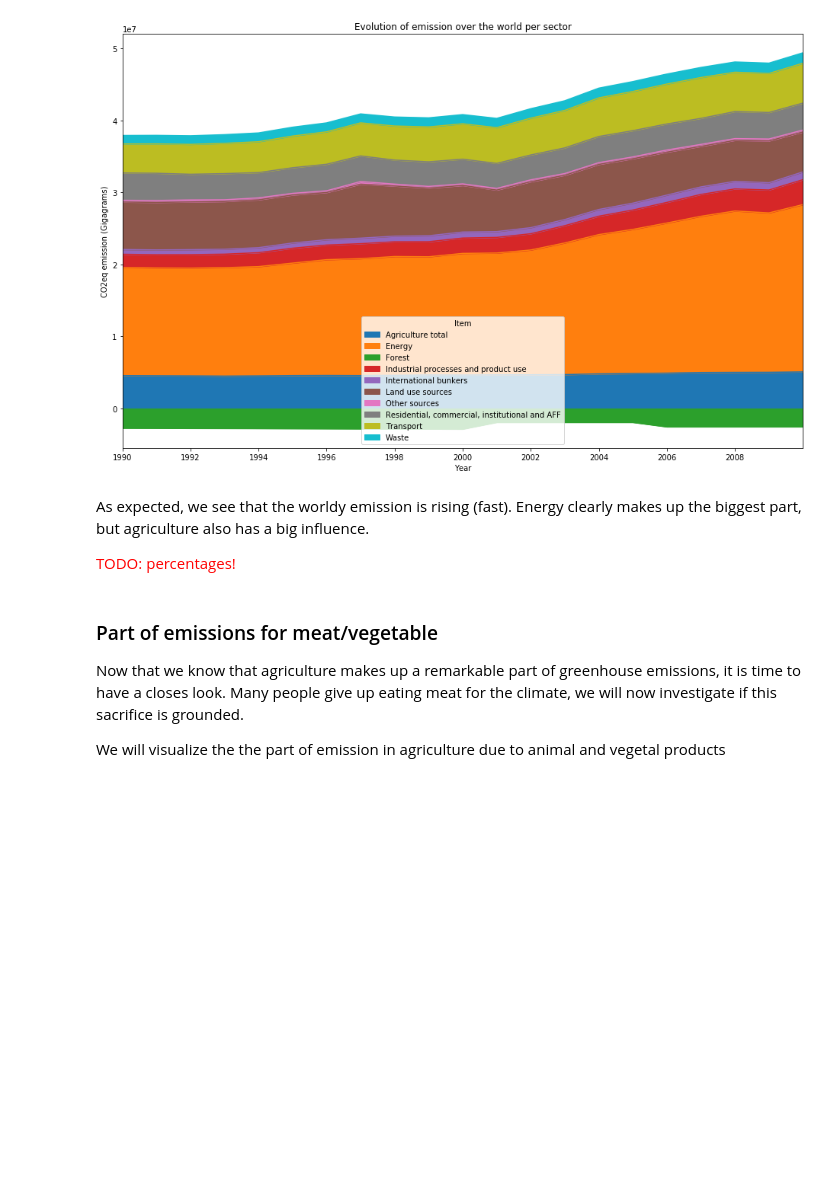
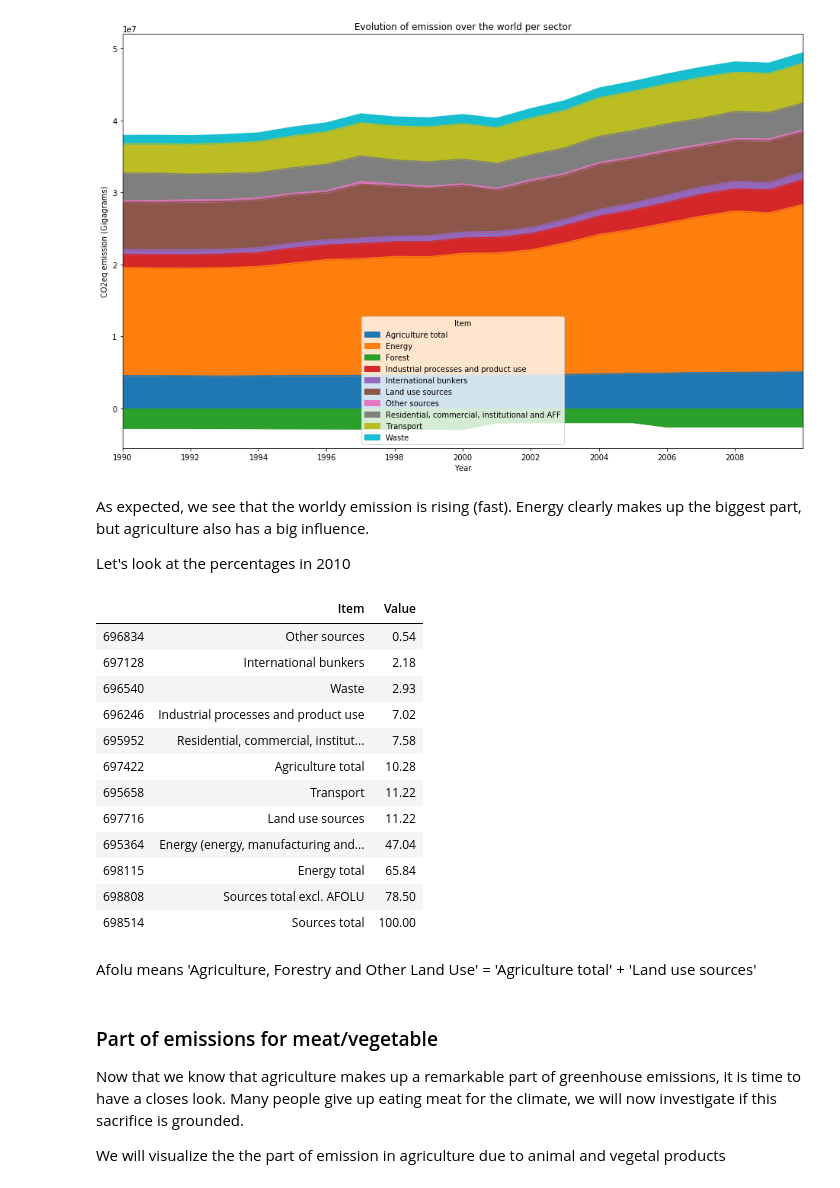
Before and after one commit to Lambo97/ADAProject, a Jupyter notebook: src/Milestone2.ipynb, the cells around one changed output. Saved outputs shown, nothing was run; the diff lists cells and outputs as text; code cells hidden in the pictures; blank space fills up the shorter version.

Commit message:
relative emission per sector

```diff
--- a/src/Milestone2.ipynb
+++ b/src/Milestone2.ipynb
@@ -101,8 +101,27 @@ plt.show()
 # %% [markdown]
 As expected, we see that the worldy emission is rising (fast). Energy clearly makes up the biggest part, but agriculture also has a big influence.
 
-
-<font color=red>TODO: percentages! </font>
+Let's look at the percentages in 2010
+# %%
+emissions_sector_relative = emissions_sector.loc[(emissions_sector['Area'] == 'World') & (emissions_sector['Element'] == "Share of sector in total emissions") & (emissions_sector['Year'] == 2010)]
+emissions_sector_relative = emissions_sector_relative.drop(columns=['Area', 'Element', 'Year']).sort_values(by='Value').round(2)
+emissions_sector_relative
+# %% [output]
+|  | Item | Value |
+| 696834 | Other sources | 0.54 |
+| 697128 | International bunkers | 2.18 |
+| 696540 | Waste | 2.93 |
+| 696246 | Industrial processes and product use | 7.02 |
+| 695952 | Residential, commercial, institut... | 7.58 |
+| 697422 | Agriculture total | 10.28 |
+| 695658 | Transport | 11.22 |
+| 697716 | Land use sources | 11.22 |
+| 695364 | Energy (energy, manufacturing and... | 47.04 |
+| 698115 | Energy total | 65.84 |
+| 698808 | Sources total excl. AFOLU | 78.50 |
+| 698514 | Sources total | 100.00 |
+# %% [markdown]
+Afolu means 'Agriculture, Forestry and Other Land Use' = 'Agriculture total' + 'Land use sources'
 # %% [markdown]
 ### Part of emissions for meat/vegetable <a name="world_meat_vegetal"></a>
 
```
Also changed, not shown: parts of 4 cells of this notebook.
